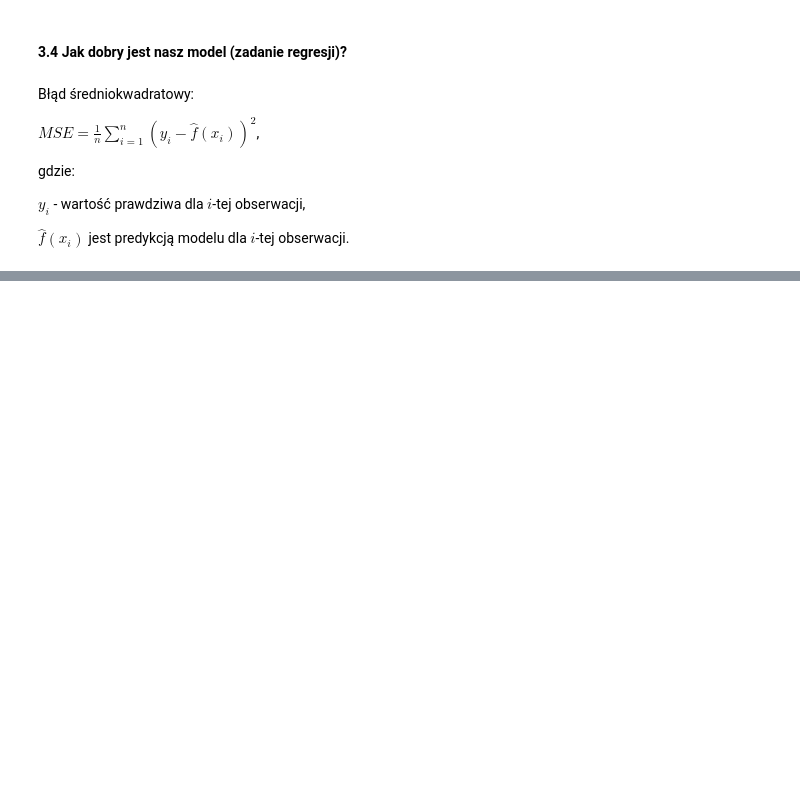
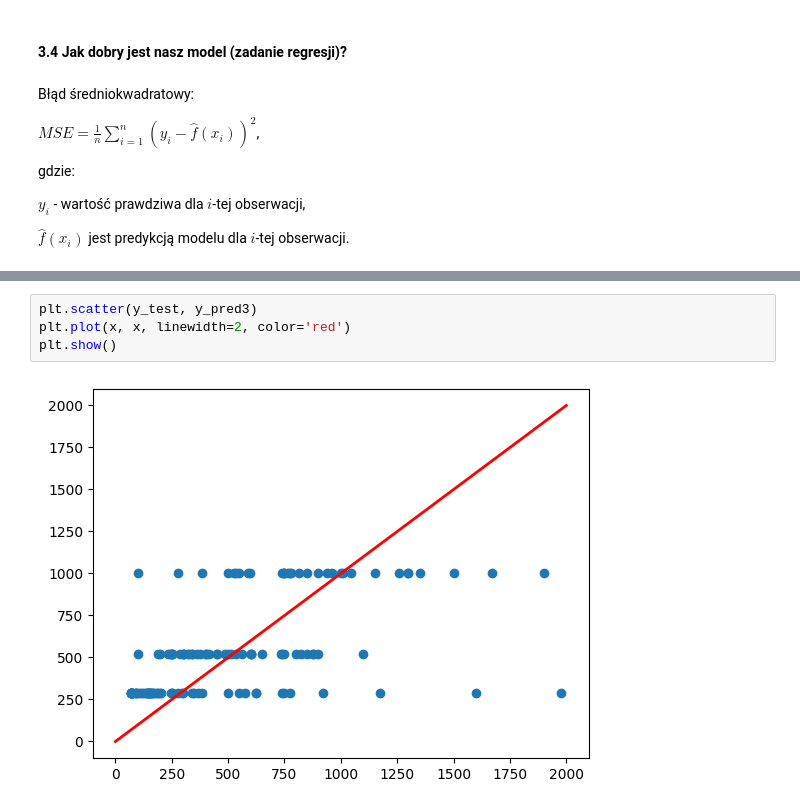
Before and after one commit to blazejkl/machine-learning-intro, a Jupyter notebook: lab1/lab01.ipynb, the cells around one changed output, grey strips where cells are left out. Saved outputs shown, nothing was run; the diff lists cells and outputs as text; blank space fills up the shorter version.

```diff
--- a/lab1/lab01.ipynb
+++ b/lab1/lab01.ipynb
@@ -289,0 +330,6 @@ $\hat{f}(x_i)$ jest predykcją modelu dla $i$-tej obserwacji.
+# %%
+plt.scatter(y_test, y_pred3)
+plt.plot(x, x, linewidth=2, color='red')
+plt.show()
+# %% [output]
+[figure, added]
```
Also changed, not shown: parts of 11 cells of this notebook, 6 other files.
